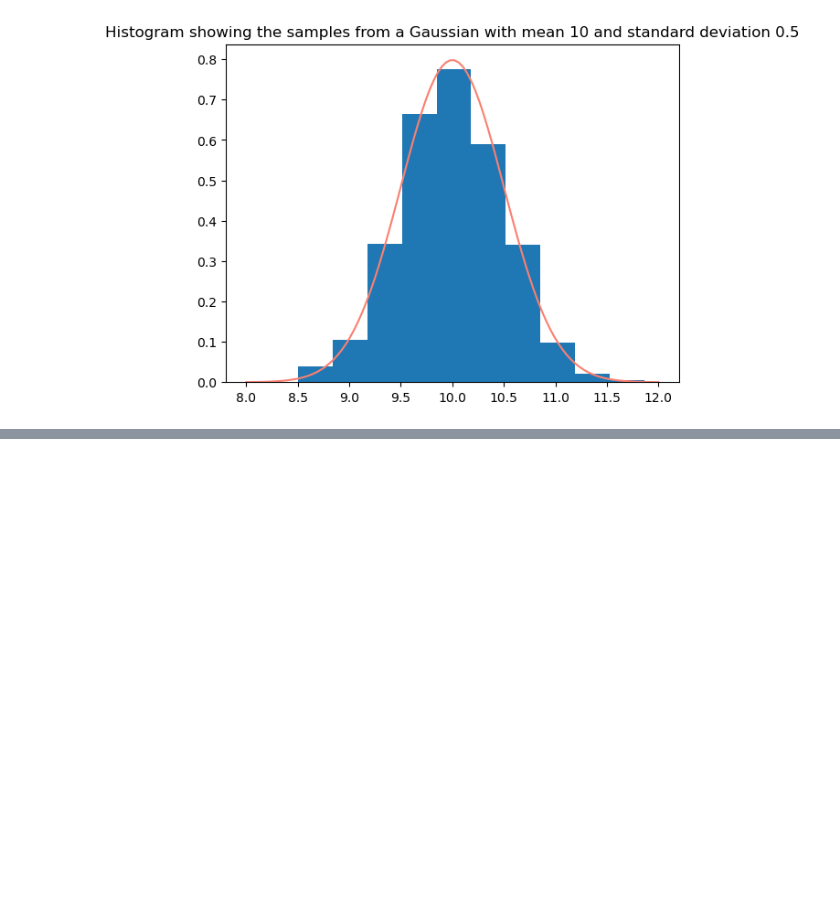
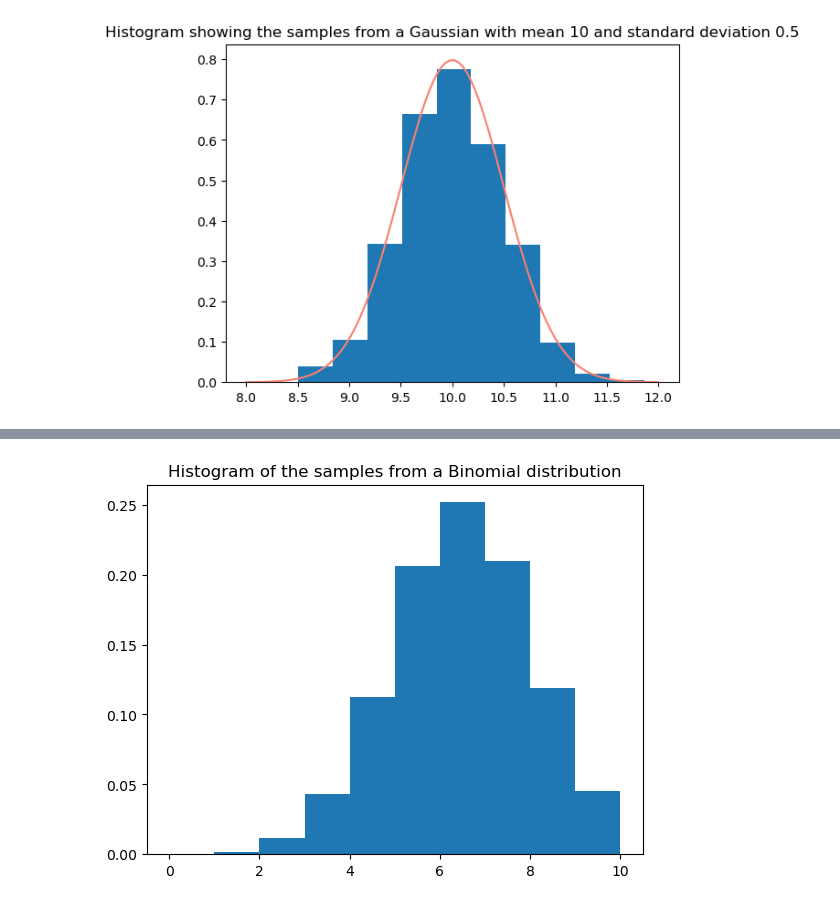
Before and after one commit to paopaoch/data_science_summary, a Jupyter notebook: 2_proability_distributions.ipynb, the cells around one changed output, grey strips where cells are left out. Saved outputs shown, nothing was run; the diff lists cells and outputs as text; code cells hidden in the pictures; blank space fills up the shorter version.

```diff
--- a/2_proability_distributions.ipynb
+++ b/2_proability_distributions.ipynb
@@ -67,0 +161,11 @@ plt.show()
+# %%
+n = 10
+p = 0.6
+
+samples = np.random.binomial(n, p, size=10000)
+
+plt.hist(samples, density=True)
+plt.title("Histogram of the samples from a Binomial distribution")
+plt.show()
+# %% [output]
+[figure, added]
```
Also changed, not shown: parts of 26 cells of this notebook.
